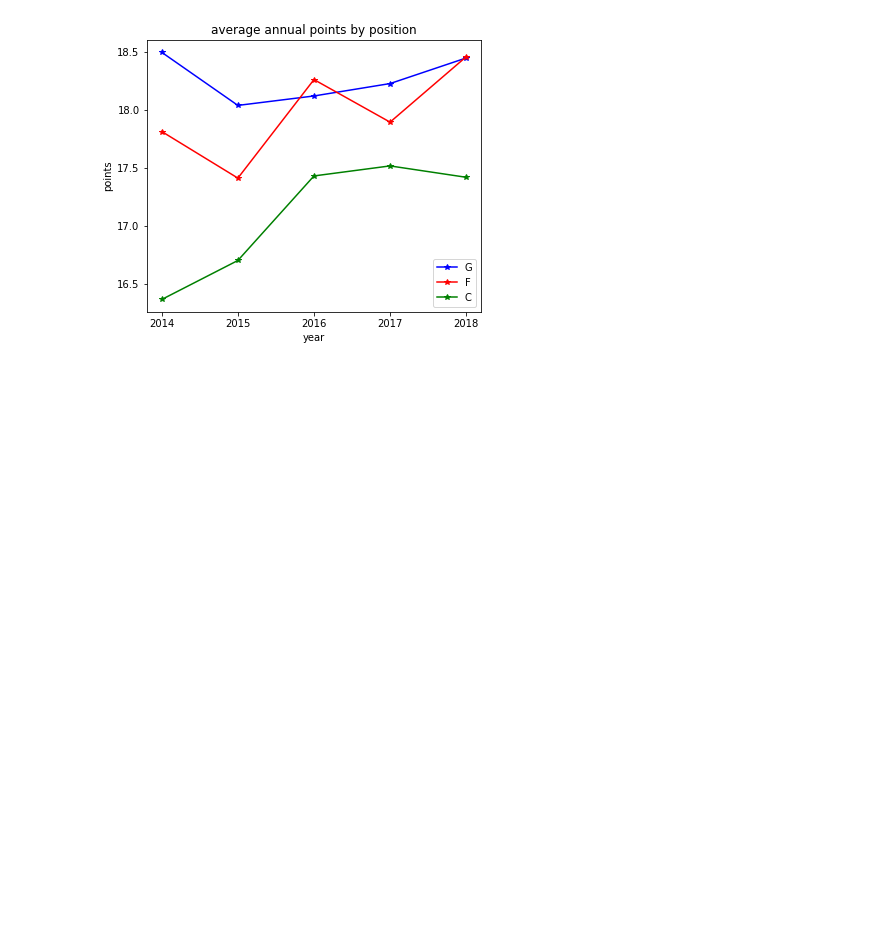
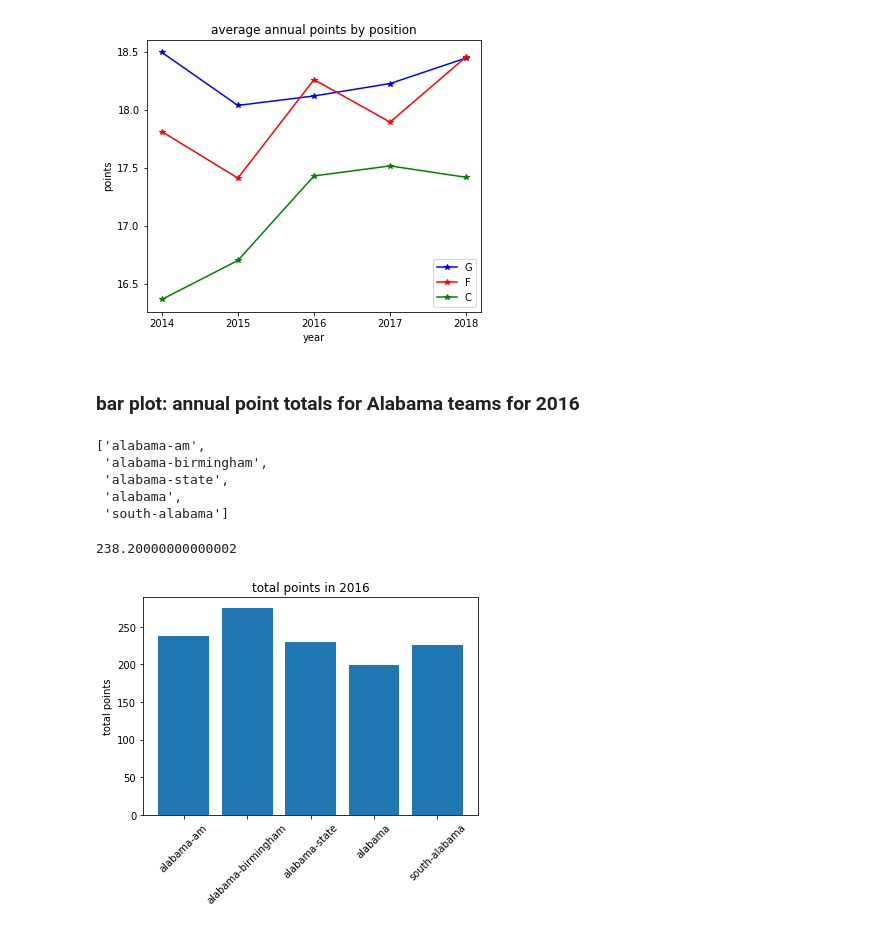
Before and after one commit to scostello28/intro-to-ds, a Jupyter notebook: python_pandas/basketball_eda/bball_plotting.ipynb, the cells around one changed output. Drawn from its saved outputs; the diff is of its cells as text; code cells hidden in the pictures; blank space fills up the shorter version.

Commit message:
add bar plot to bball_plotting

```diff
--- a/python_pandas/basketball_eda/bball_plotting.ipynb
+++ b/python_pandas/basketball_eda/bball_plotting.ipynb
@@ -64,3 +64,39 @@ plt.xticks(np.linspace(2014,2018,5)) # it was plotting at 1/2 year scale so I'm
 plt.show()
 # %% [output]
 [figure]
+# %% [markdown]
+### bar plot: annual point totals for Alabama teams for 2016
+# %%
+teams_all = player_data.Team.unique()
+teams = [x for x in teams_all if 'alabama' in x]
+teams
+# %% [output]
+['alabama-am',
+ 'alabama-birmingham',
+ 'alabama-state',
+ 'alabama',
+ 'south-alabama']
+# %%
+year = 2016
+pts_by_team = {}
+for team in teams:
+    _df = player_data[player_data.Team == team].copy()
+    pts_by_team[team] = _df[_df.Season == year]['PTS'].sum()
+
+pts_by_team['alabama-am']
+# %% [output]
+238.20000000000002
+# %%
+vals = pts_by_team.values()
+
+# plot
+fig, ax = plt.subplots()
+idx = range(len(teams))
+ax.bar(idx, vals)
+ax.set_xticks(idx)
+ax.set_xticklabels(teams, rotation=45)
+ax.set_ylabel('total points')
+plt.title('total points in {}'.format(year))
+plt.show()
+# %% [output]
+[figure, added]
```
